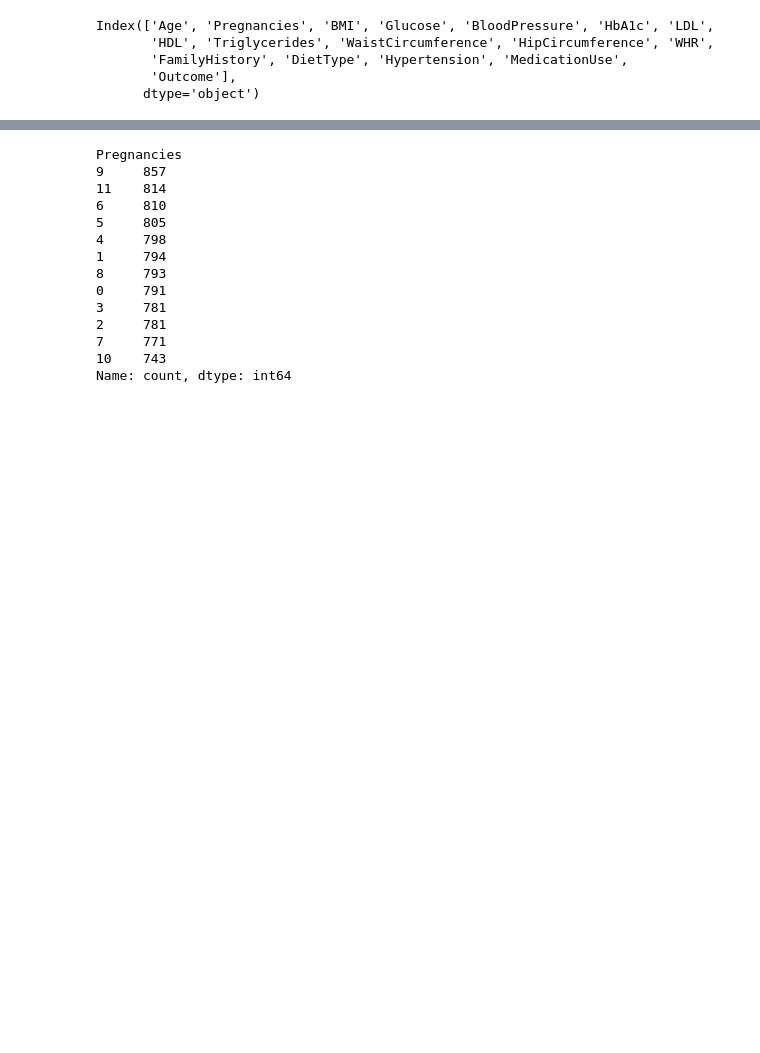
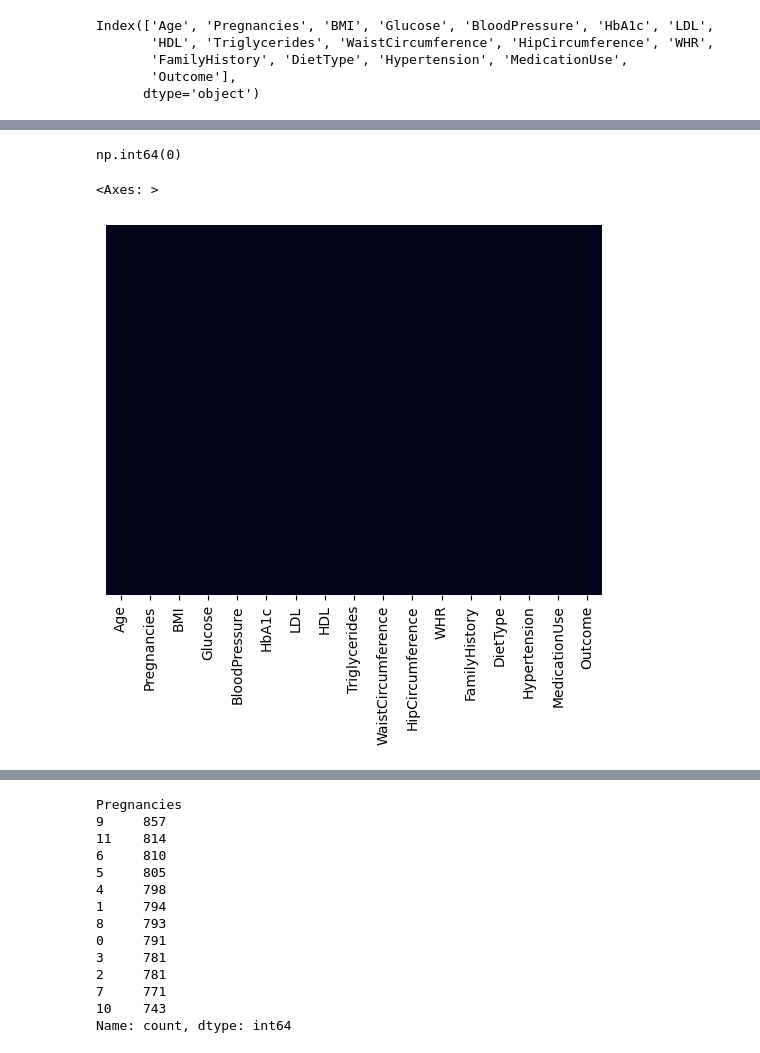
Before and after one commit to dinislamweb/diabetics-prediction-, a Jupyter notebook: diabetic.ipynb, the cells around one changed output, grey strips where cells are left out. Cells and saved outputs as stored; diff of their text form; code cells hidden in the pictures; blank space fills up the shorter version.

```diff
--- a/diabetic.ipynb
+++ b/diabetic.ipynb
@@ -124,0 +104,9 @@ dtype: object
+# %%
+df.duplicated().sum()
+# %% [output]
+np.int64(0)
+# %%
+sns.heatmap(df.isnull(),yticklabels=False,cbar=False)
+# %% [output]
+<Axes: >
+[figure, added]
```
Also changed, not shown: parts of 105 cells of this notebook.
